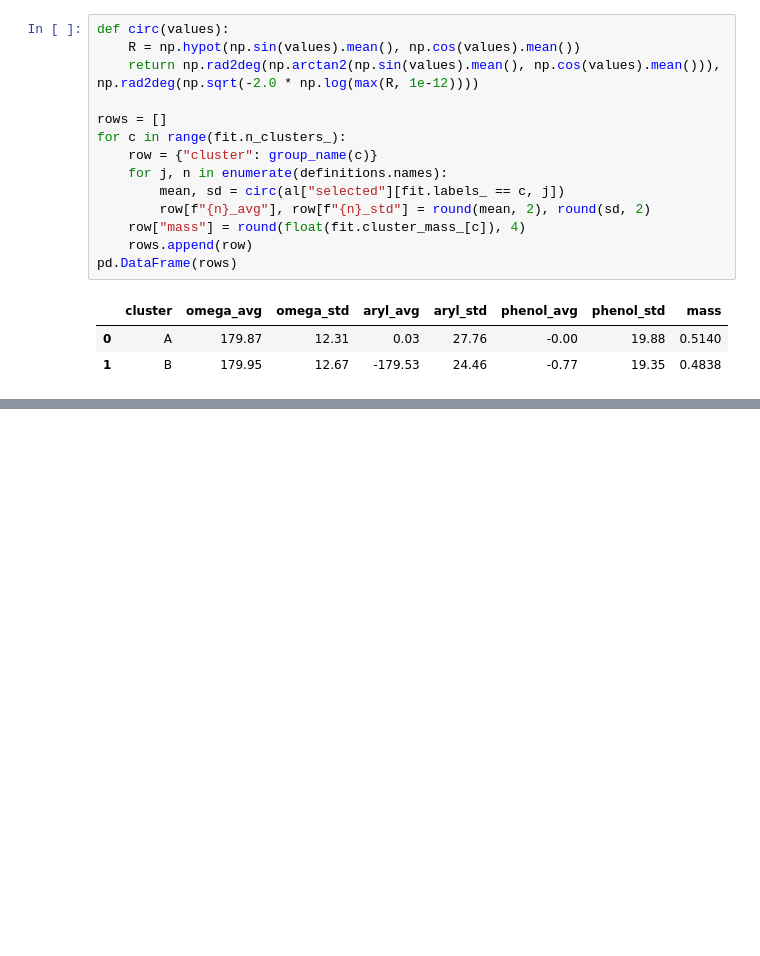
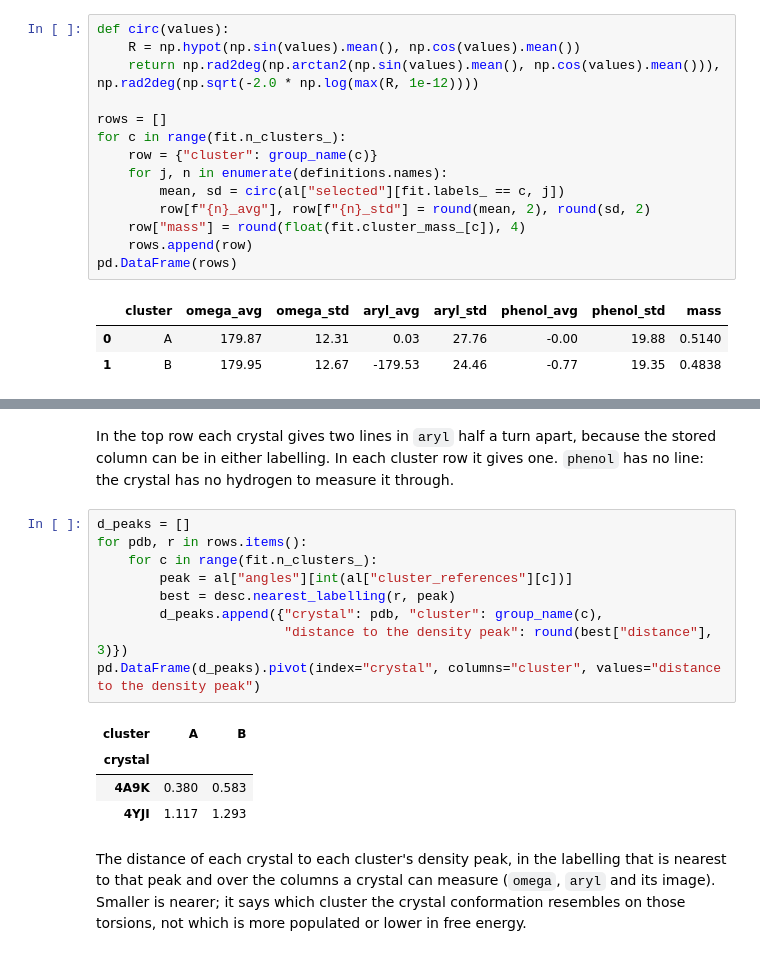
Before and after one commit to csy0000/MD-tools, a Jupyter notebook: docs/tutorial/paracetamol/analysis/symmetry-alignment.ipynb, the cells around one changed output, grey strips where cells are left out. Cells and saved outputs as stored; diff of their text form; blank space fills up the shorter version.

```diff
--- a/docs/tutorial/paracetamol/analysis/symmetry-alignment.ipynb
+++ b/docs/tutorial/paracetamol/analysis/symmetry-alignment.ipynb
@@ -196,0 +296,23 @@ pd.DataFrame(rows)
+# %% [markdown]
+In the top row each crystal gives two lines in `aryl` half a turn apart, because the stored column
+can be in either labelling. In each cluster row it gives one. `phenol` has no line: the crystal has
+no hydrogen to measure it through.
+# %%
+d_peaks = []
+for pdb, r in rows.items():
+    for c in range(fit.n_clusters_):
+        peak = al["angles"][int(al["cluster_references"][c])]
+        best = desc.nearest_labelling(r, peak)
+        d_peaks.append({"crystal": pdb, "cluster": group_name(c),
+                        "distance to the density peak": round(best["distance"], 3)})
+pd.DataFrame(d_peaks).pivot(index="crystal", columns="cluster", values="distance to the density peak")
+# %% [output]
+| cluster | A | B |
+| crystal |  |  |
+| 4A9K | 0.380 | 0.583 |
+| 4YJI | 1.117 | 1.293 |
+# %% [markdown]
+The distance of each crystal to each cluster's density peak, in the labelling that is nearest to that
+peak and over the columns a crystal can measure (`omega`, `aryl` and its image). Smaller is nearer; it
+says which cluster the crystal conformation resembles on those torsions, not which is more populated
+or lower in free energy.
```
Also changed, not shown: parts of 6 cells of this notebook, 7 other files.
